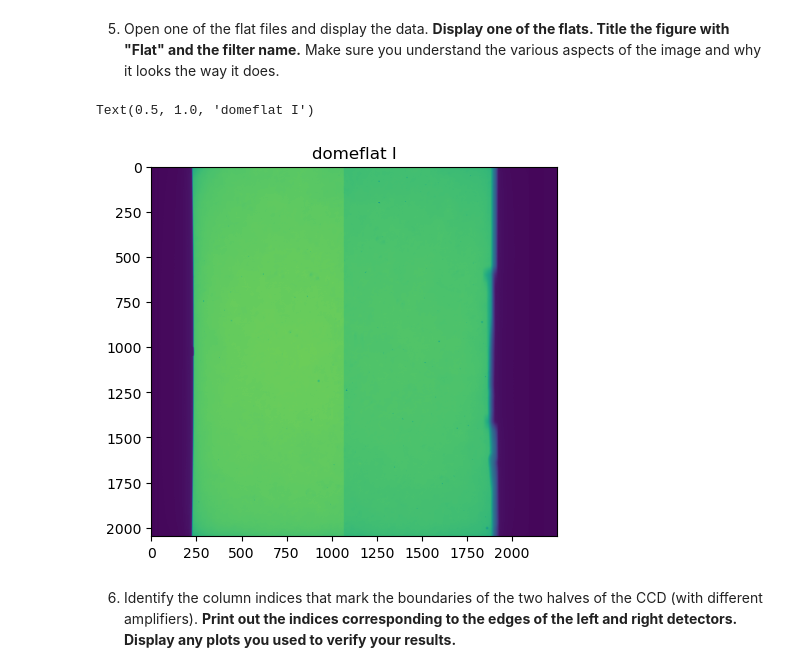
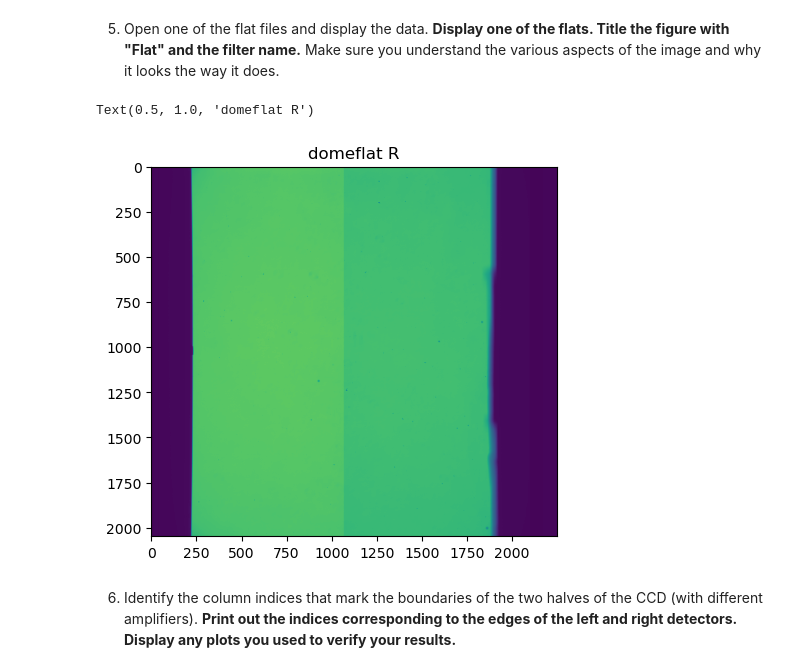
Before and after one commit to Hallflower20/ay107-data-reduction, a Jupyter notebook: problemset2.ipynb, the cells around one changed output. Cells and saved outputs as stored; diff of their text form; code cells hidden in the pictures.

```diff
--- a/problemset2.ipynb
+++ b/problemset2.ipynb
@@ -155,15 +156,15 @@ Text(0.5, 1.0, 'W75N (for jmc)')
 # %% [markdown]
 5. Open one of the flat files and display the data. **Display one of the flats. Title the figure with "Flat" and the filter name.** Make sure you understand the various aspects of the image and why it looks the way it does.
 # %%
-dome_flat = files[0]
+dome_flat = files[-1]
 dome_file = fits.open(dome_flat)
 header_dome_file = dome_file[0].header
 dome_data = dome_file['PRIMARY'].data.astype(float)
 plt.imshow(dome_data)
 plt.title(header_dome_file["OBJECT"])
 # %% [output]
-Text(0.5, 1.0, 'domeflat I')
+Text(0.5, 1.0, 'domeflat R')
-[figure, old version]
+[figure, new version]
 # %% [markdown]
 6. Identify the column indices that mark the boundaries of the two halves of the CCD (with different amplifiers). **Print out the indices corresponding to the edges of the left and right detectors. Display any plots you used to verify your results.**
 # %%
```
Also changed, not shown: parts of 15 cells of this notebook.
